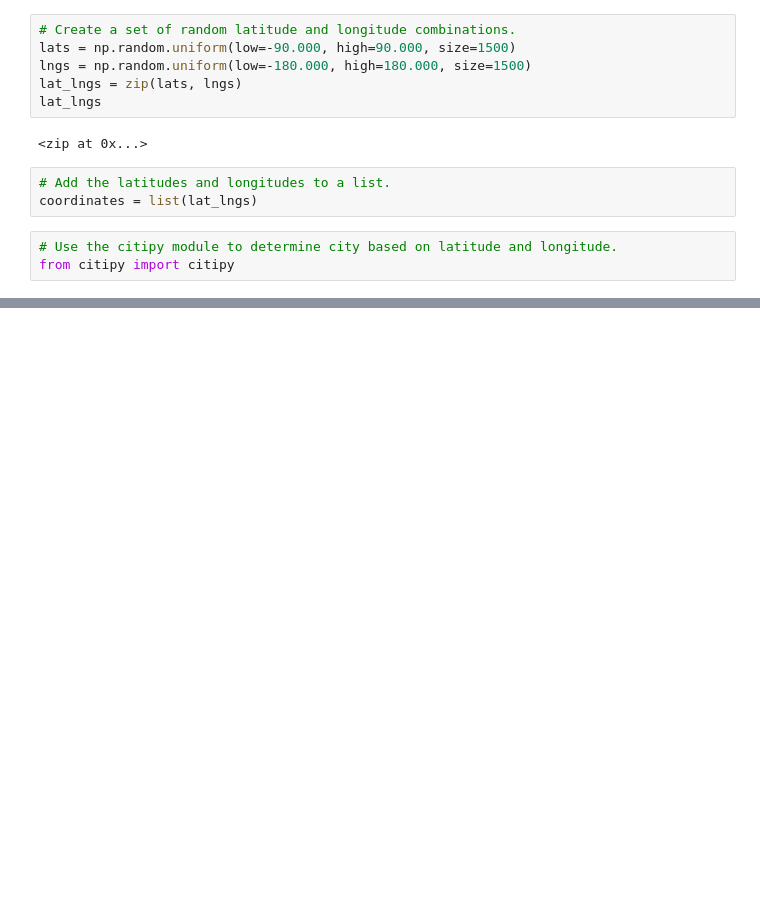
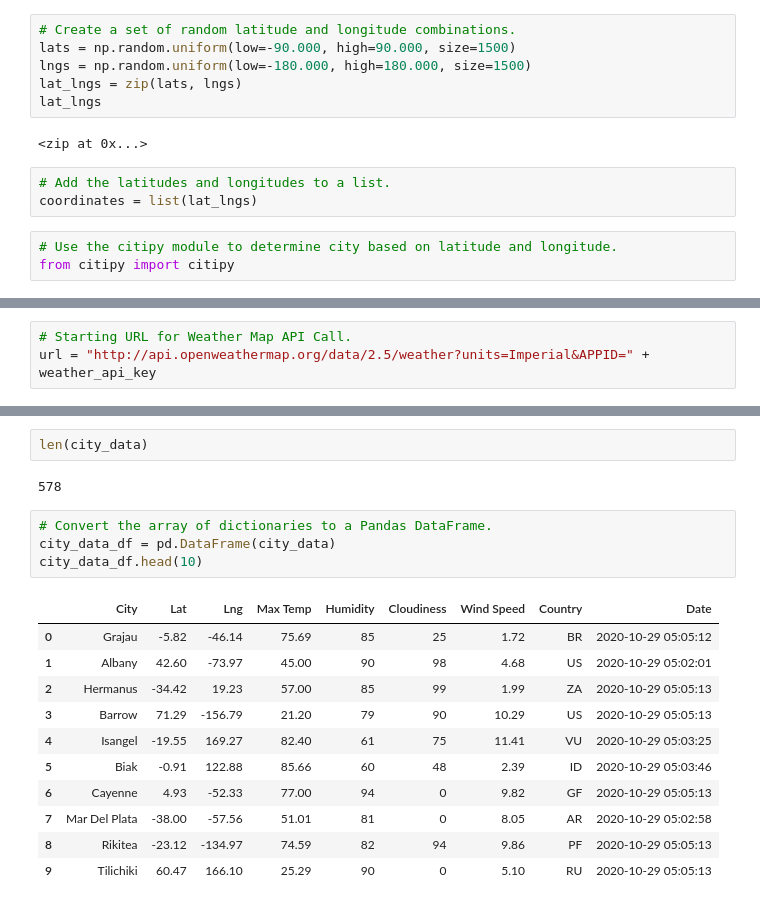
Before and after one commit to sydney-chen95/World-Weather-Analysis, a Jupyter notebook: WeatherPy.ipynb, the cells around one changed output, grey strips where cells are left out. Cells and saved outputs as stored; diff of their text form; blank space fills up the shorter version.

Commit message:
random cities dataframe

```diff
--- a/WeatherPy.ipynb
+++ b/WeatherPy.ipynb
@@ -33,0 +43,3 @@ len(cities)
+# %%
+# Starting URL for Weather Map API Call.
+url = "http://api.openweathermap.org/data/2.5/weather?units=Imperial&APPID=" + weather_api_key
@@ -33,0 +124,20 @@ len(cities)
+# %%
+len(city_data)
+# %% [output]
+578
+# %%
+# Convert the array of dictionaries to a Pandas DataFrame.
+city_data_df = pd.DataFrame(city_data)
+city_data_df.head(10)
+# %% [output]
+|  | City | Lat | Lng | Max Temp | Humidity | Cloudiness | Wind Speed | Country | Date |
+| 0 | Grajau | -5.82 | -46.14 | 75.69 | 85 | 25 | 1.72 | BR | 2020-10-29 05:05:12 |
+| 1 | Albany | 42.60 | -73.97 | 45.00 | 90 | 98 | 4.68 | US | 2020-10-29 05:02:01 |
+| 2 | Hermanus | -34.42 | 19.23 | 57.00 | 85 | 99 | 1.99 | ZA | 2020-10-29 05:05:13 |
+| 3 | Barrow | 71.29 | -156.79 | 21.20 | 79 | 90 | 10.29 | US | 2020-10-29 05:05:13 |
+| 4 | Isangel | -19.55 | 169.27 | 82.40 | 61 | 75 | 11.41 | VU | 2020-10-29 05:03:25 |
+| 5 | Biak | -0.91 | 122.88 | 85.66 | 60 | 48 | 2.39 | ID | 2020-10-29 05:03:46 |
+| 6 | Cayenne | 4.93 | -52.33 | 77.00 | 94 | 0 | 9.82 | GF | 2020-10-29 05:05:13 |
+| 7 | Mar Del Plata | -38.00 | -57.56 | 51.01 | 81 | 0 | 8.05 | AR | 2020-10-29 05:02:58 |
+| 8 | Rikitea | -23.12 | -134.97 | 74.59 | 82 | 94 | 9.86 | PF | 2020-10-29 05:05:13 |
+| 9 | Tilichiki | 60.47 | 166.10 | 25.29 | 90 | 0 | 5.10 | RU | 2020-10-29 05:05:13 |
```
Also changed, not shown: parts of 6 cells of this notebook.
